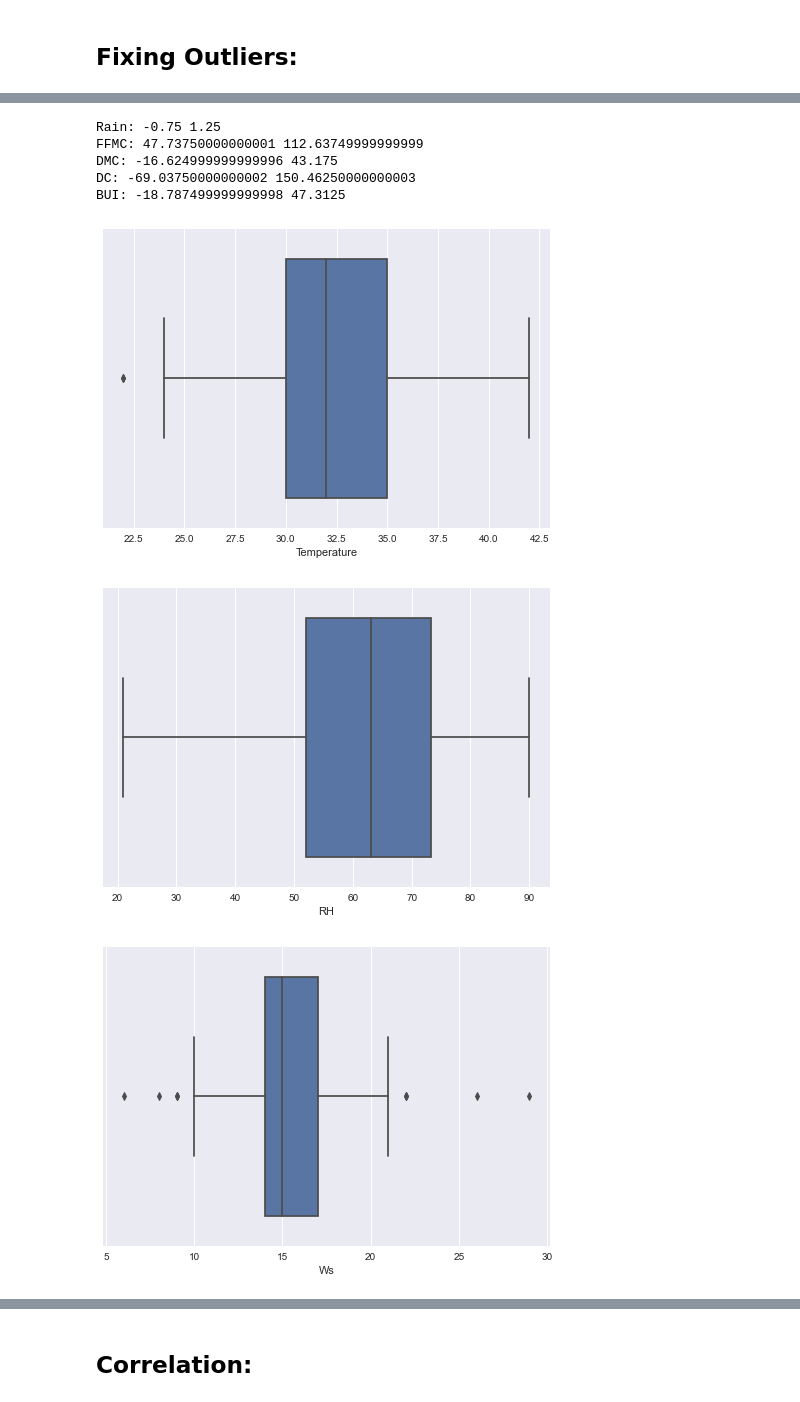
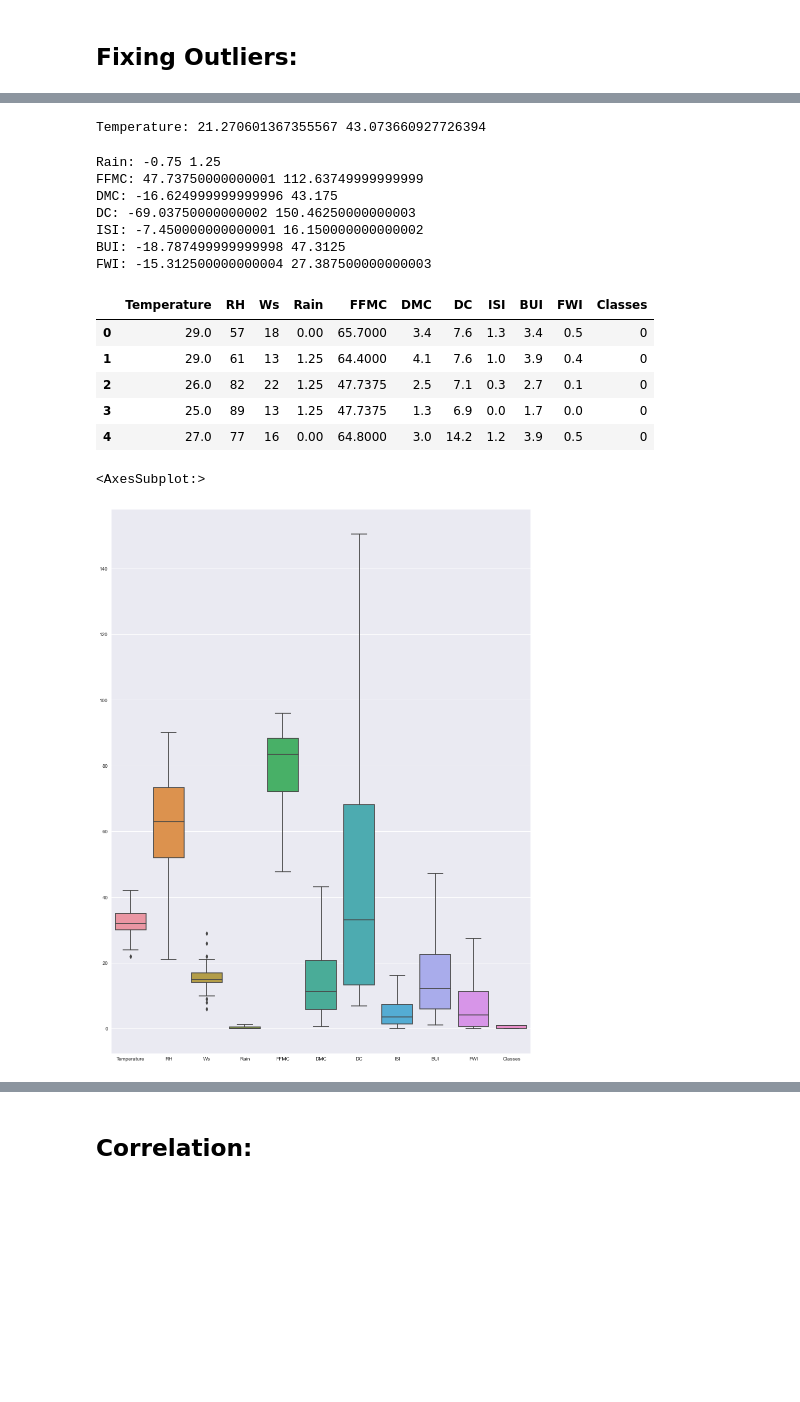
Before and after one commit to NarenBot/Algerian_Forest-Fires, a Jupyter notebook: Part-2_EDA and Feature Engineering.ipynb, the cells around one changed output, grey strips where cells are left out. Cells and saved outputs as stored; diff of their text form; code cells hidden in the pictures; blank space fills up the shorter version.

```diff
--- a/Part-2_EDA and Feature Engineering.ipynb
+++ b/Part-2_EDA and Feature Engineering.ipynb
@@ -20,2 +19,0 @@ df.head(2)
-# %%
-df.drop(['Unnamed: 0'], axis=1, inplace=True)
@@ -199,3 +251,9 @@ for feature in data.columns:
+# %%
+# Flooring the outliers:
+
+fix_outliers_zscore(['Temperature'])
+# %% [output]
+Temperature: 21.270601367355567 43.073660927726394
 # %%
 data = df.copy()
 def fix_outliers_iqr(columns):
@@ -211,18 +271,28 @@ def fix_outliers_iqr(columns):
 # %%
-fix_outliers_iqr(['Rain', 'FFMC', 'DMC', 'DC', 'BUI'])
-# fix_outliers_iqr('BUI')
+# Flooring the outliers:
+data = df.copy()
+data = data.drop(['Temperature', 'Classes', 'Ws', 'RH'], axis=1)
+fix_outliers_iqr(data.columns)
 # %% [output]
 Rain: -0.75 1.25
 FFMC: 47.73750000000001 112.63749999999999
 DMC: -16.624999999999996 43.175
 DC: -69.03750000000002 150.46250000000003
+ISI: -7.450000000000001 16.150000000000002
 BUI: -18.787499999999998 47.3125
+FWI: -15.312500000000004 27.387500000000003
+# %%
+df.head()
+# %% [output]
+|  | Temperature | RH | Ws | Rain | FFMC | DMC | DC | ISI | BUI | FWI | Classes |
+| 0 | 29.0 | 57 | 18 | 0.00 | 65.7000 | 3.4 | 7.6 | 1.3 | 3.4 | 0.5 | 0 |
+| 1 | 29.0 | 61 | 13 | 1.25 | 64.4000 | 4.1 | 7.6 | 1.0 | 3.9 | 0.4 | 0 |
+| 2 | 26.0 | 82 | 22 | 1.25 | 47.7375 | 2.5 | 7.1 | 0.3 | 2.7 | 0.1 | 0 |
+| 3 | 25.0 | 89 | 13 | 1.25 | 47.7375 | 1.3 | 6.9 | 0.0 | 1.7 | 0.0 | 0 |
+| 4 | 27.0 | 77 | 16 | 0.00 | 64.8000 | 3.0 | 14.2 | 1.2 | 3.9 | 0.5 | 0 |
 # %%
-for feature in data.columns:
-    sns.boxplot(data[feature])
-#     plt.title(feature)
-    plt.show()
+plt.figure(figsize=(15,20))
+sns.boxplot(data= df)
 # %% [output]
+<AxesSubplot:>
-[figure, old version]
+[figure, new version]
-[figure, removed]
-[figure, removed]
```
Also changed, not shown: parts of 25 cells of this notebook, 36 other files.
